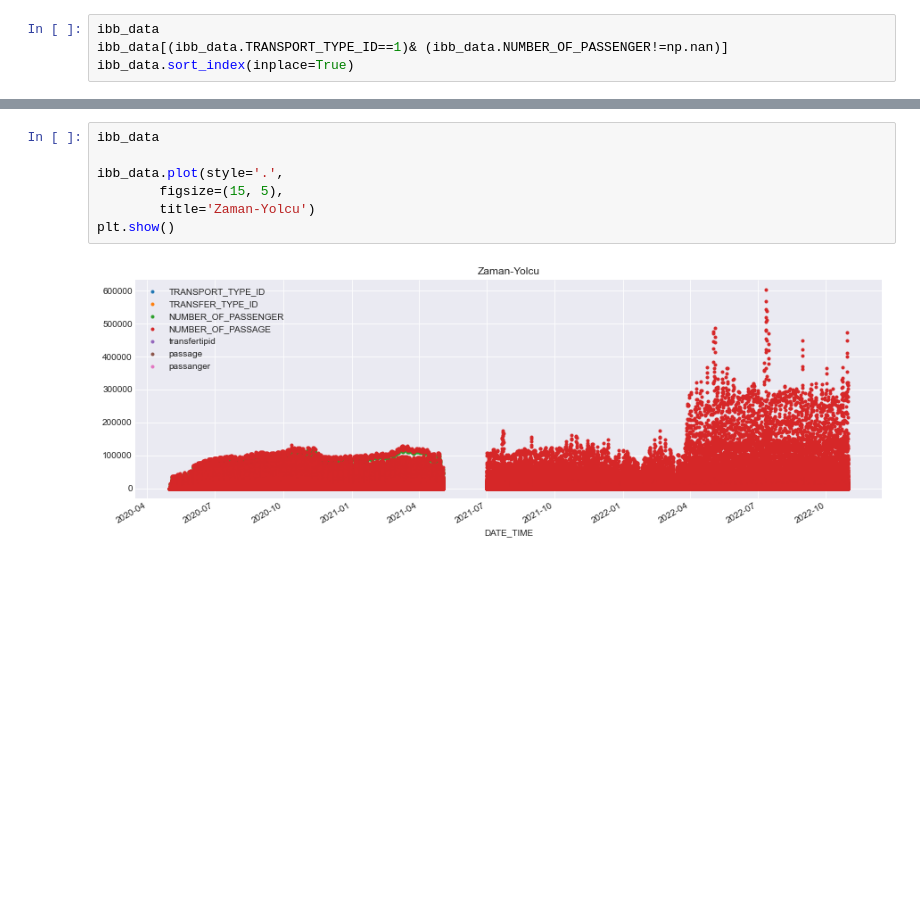
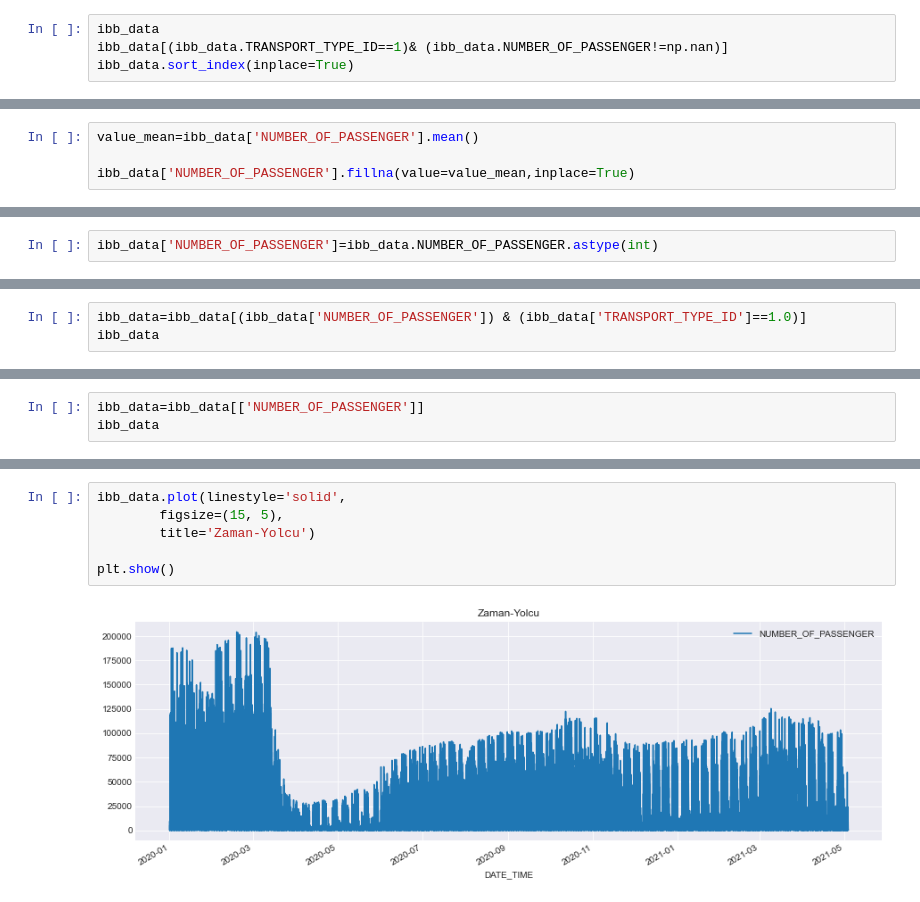
Before and after one commit to Furkan-del/projectibb, a Jupyter notebook: Project IBB.ipynb, the cells around one changed output, grey strips where cells are left out. Cells and saved outputs as stored; diff of their text form; blank space fills up the shorter version.

```diff
--- a/Project IBB.ipynb
+++ b/Project IBB.ipynb
@@ -109,0 +133,4 @@ ibb_data[(ibb_data.TRANSPORT_TYPE_ID==1)& (ibb_data.NUMBER_OF_PASSENGER!=np.nan)
+# %%
+value_mean=ibb_data['NUMBER_OF_PASSENGER'].mean()
+
+ibb_data['NUMBER_OF_PASSENGER'].fillna(value=value_mean,inplace=True)
@@ -109,0 +160,2 @@ ibb_data[(ibb_data.TRANSPORT_TYPE_ID==1)& (ibb_data.NUMBER_OF_PASSENGER!=np.nan)
+# %%
+ibb_data['NUMBER_OF_PASSENGER']=ibb_data.NUMBER_OF_PASSENGER.astype(int)
@@ -109,0 +181,3 @@ ibb_data[(ibb_data.TRANSPORT_TYPE_ID==1)& (ibb_data.NUMBER_OF_PASSENGER!=np.nan)
+# %%
+ibb_data=ibb_data[(ibb_data['NUMBER_OF_PASSENGER']) & (ibb_data['TRANSPORT_TYPE_ID']==1.0)]
+ibb_data
@@ -109,0 +219,3 @@ ibb_data[(ibb_data.TRANSPORT_TYPE_ID==1)& (ibb_data.NUMBER_OF_PASSENGER!=np.nan)
+# %%
+ibb_data=ibb_data[['NUMBER_OF_PASSENGER']]
+ibb_data
@@ -110,9 +237,8 @@ ibb_data[(ibb_data.TRANSPORT_TYPE_ID==1)& (ibb_data.NUMBER_OF_PASSENGER!=np.nan)
 # %%
-ibb_data
-
-ibb_data.plot(style='.',
+ibb_data.plot(linestyle='solid',
         figsize=(15, 5),
         title='Zaman-Yolcu')
+
 plt.show()
 # %% [output]
-[figure, old version]
+[figure, new version]
```
Also changed, not shown: parts of 16 cells of this notebook, 4 other files.
